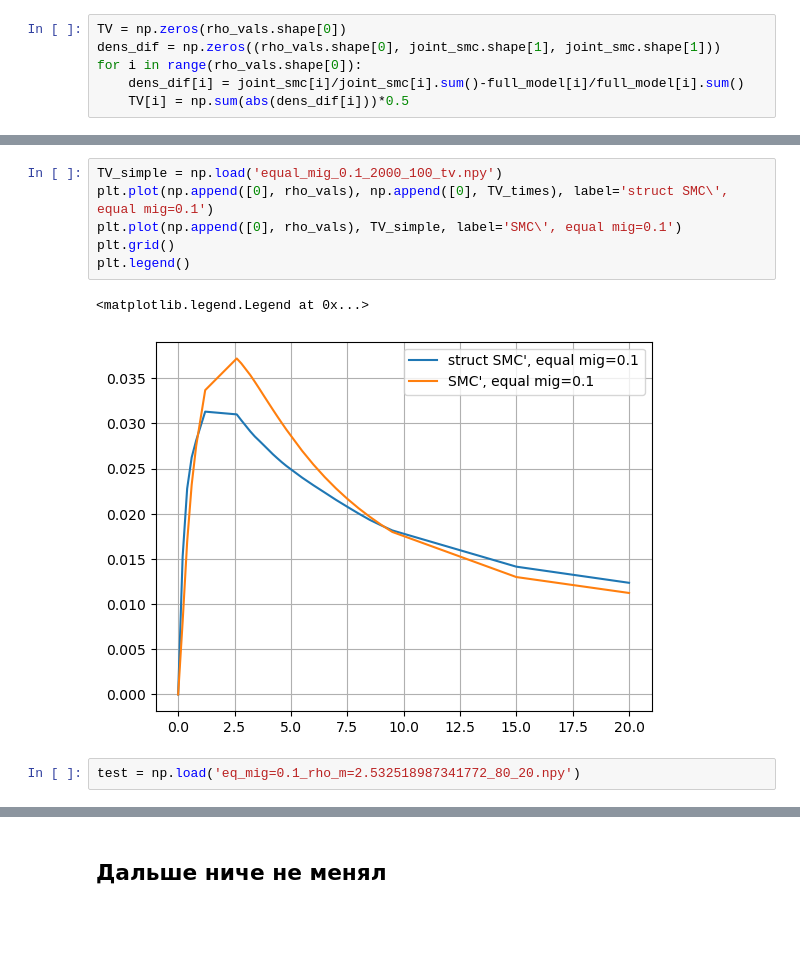
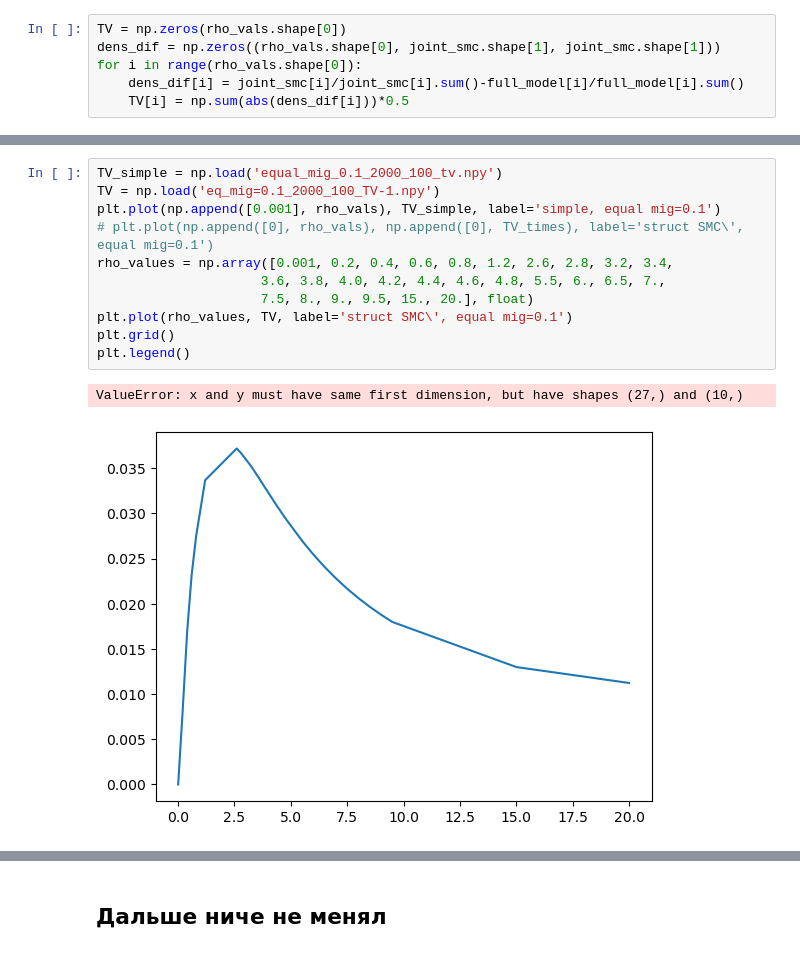
Before and after one commit to TesMichelle/Structed_SMC_thoughts, a Jupyter notebook: sSMC_misha_edit.ipynb, the cells around one changed output, grey strips where cells are left out. Cells and saved outputs as stored; diff of their text form; blank space fills up the shorter version.

```diff
--- a/sSMC_misha_edit.ipynb
+++ b/sSMC_misha_edit.ipynb
@@ -459,11 +459,14 @@ for i in range(rho_vals.shape[0]):
 # %%
 TV_simple = np.load('equal_mig_0.1_2000_100_tv.npy')
-plt.plot(np.append([0], rho_vals), np.append([0], TV_times), label='struct SMC\', equal mig=0.1')
-plt.plot(np.append([0], rho_vals), TV_simple, label='SMC\', equal mig=0.1')
+TV = np.load('eq_mig=0.1_2000_100_TV-1.npy')
+plt.plot(np.append([0.001], rho_vals), TV_simple, label='simple, equal mig=0.1')
+# plt.plot(np.append([0], rho_vals), np.append([0], TV_times), label='struct SMC\', equal mig=0.1')
+rho_values = np.array([0.001, 0.2, 0.4, 0.6, 0.8, 1.2, 2.6, 2.8, 3.2, 3.4,
+                     3.6, 3.8, 4.0, 4.2, 4.4, 4.6, 4.8, 5.5, 6., 6.5, 7.,
+                     7.5, 8., 9., 9.5, 15., 20.], float)
+plt.plot(rho_values, TV, label='struct SMC\', equal mig=0.1')
 plt.grid()
 plt.legend()
 # %% [output]
-<matplotlib.legend.Legend at 0x...>
+ValueError: x and y must have same first dimension, but have shapes (27,) and (10,)
-[figure, old version]
+[figure, new version]
-# %%
-test = np.load('eq_mig=0.1_rho_m=2.532518987341772_80_20.npy')
```
Also changed, not shown: parts of 13 cells of this notebook, 7 other files.
